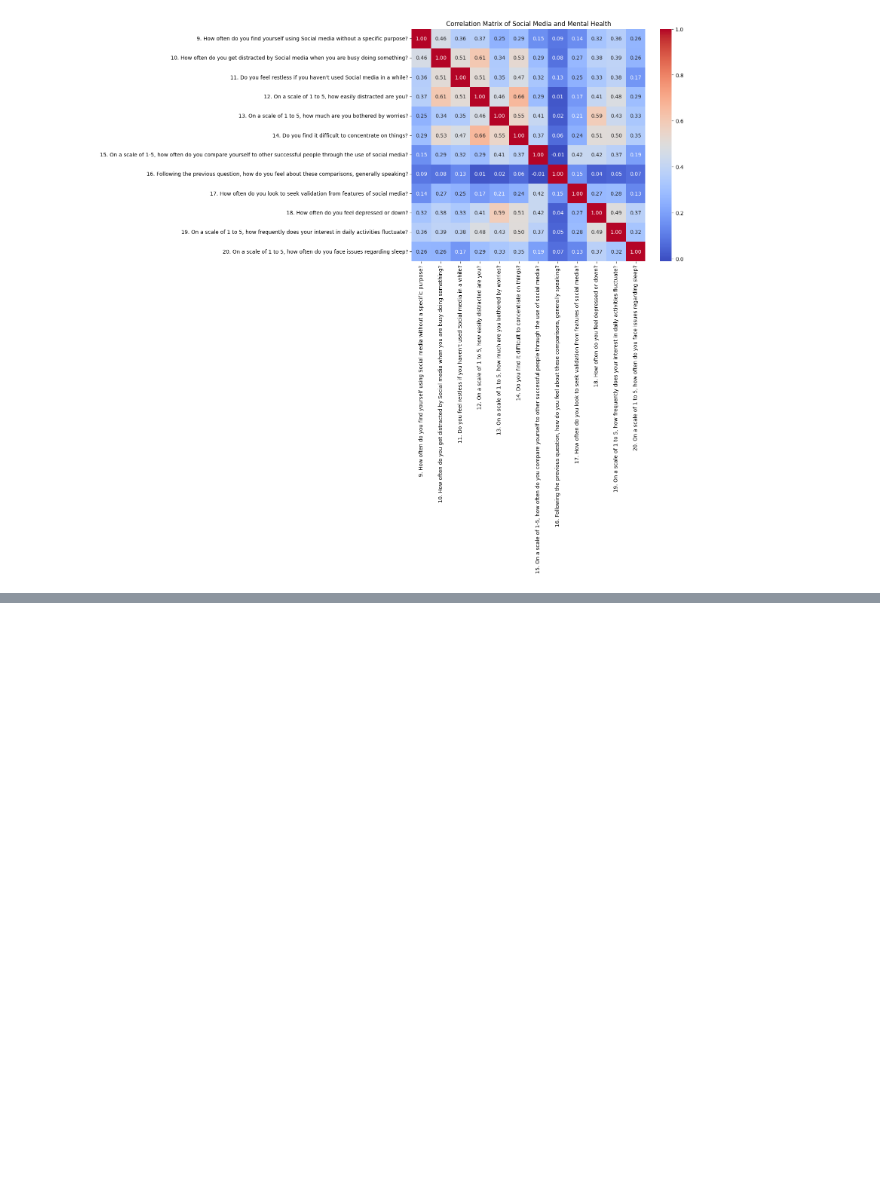
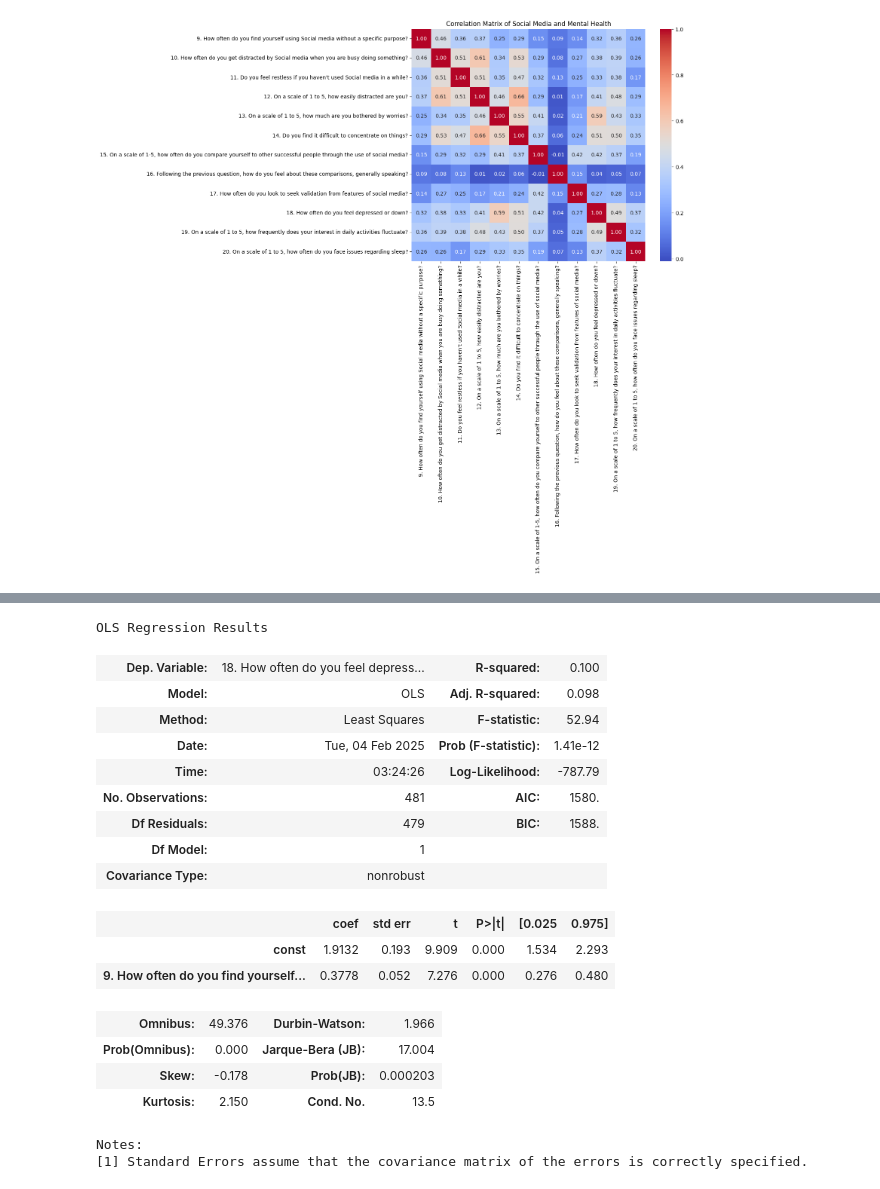
Before and after one commit to dhivarukha/task-bootcamp, a Jupyter notebook: Mental_Health_Data.ipynb, the cells around one changed output, grey strips where cells are left out. Saved outputs shown, nothing was run; the diff lists cells and outputs as text; code cells hidden in the pictures; blank space fills up the shorter version.

```diff
--- a/Mental_Health_Data.ipynb
+++ b/Mental_Health_Data.ipynb
@@ -331,0 +361,34 @@ plt.show()
+# %%
+import statsmodels.api as sm
+# Persiapan data untuk regresi
+x = data["9. How often do you find yourself using Social media without a specific purpose?"]
+y = data["18. How often do you feel depressed or down?"]
+
+# Tambahkan konstanta untuk regresi linear
+x = sm.add_constant(x)
+
+# Model regresi linear
+model = sm.OLS(y, x).fit()
+
+# Hasil regresi
+model.summary()
+# %% [output]
+OLS Regression Results
+| Dep. Variable: | 18. How often do you feel depress... | R-squared: | 0.100 |
+| Model: | OLS | Adj. R-squared: | 0.098 |
+| Method: | Least Squares | F-statistic: | 52.94 |
+| Date: | Tue, 04 Feb 2025 | Prob (F-statistic): | 1.41e-12 |
+| Time: | 03:24:26 | Log-Likelihood: | -787.79 |
+| No. Observations: | 481 | AIC: | 1580. |
+| Df Residuals: | 479 | BIC: | 1588. |
+| Df Model: | 1 |  |  |
+| Covariance Type: | nonrobust |  |  |
+|  | coef | std err | t | P>|t| | [0.025 | 0.975] |
+| const | 1.9132 | 0.193 | 9.909 | 0.000 | 1.534 | 2.293 |
+| 9. How often do you find yourself... | 0.3778 | 0.052 | 7.276 | 0.000 | 0.276 | 0.480 |
+| Omnibus: | 49.376 | Durbin-Watson: | 1.966 |
+| Prob(Omnibus): | 0.000 | Jarque-Bera (JB): | 17.004 |
+| Skew: | -0.178 | Prob(JB): | 0.000203 |
+| Kurtosis: | 2.150 | Cond. No. | 13.5 |
+Notes:
+[1] Standard Errors assume that the covariance matrix of the errors is correctly specified.
```
Also changed, not shown: parts of 4 cells of this notebook.
